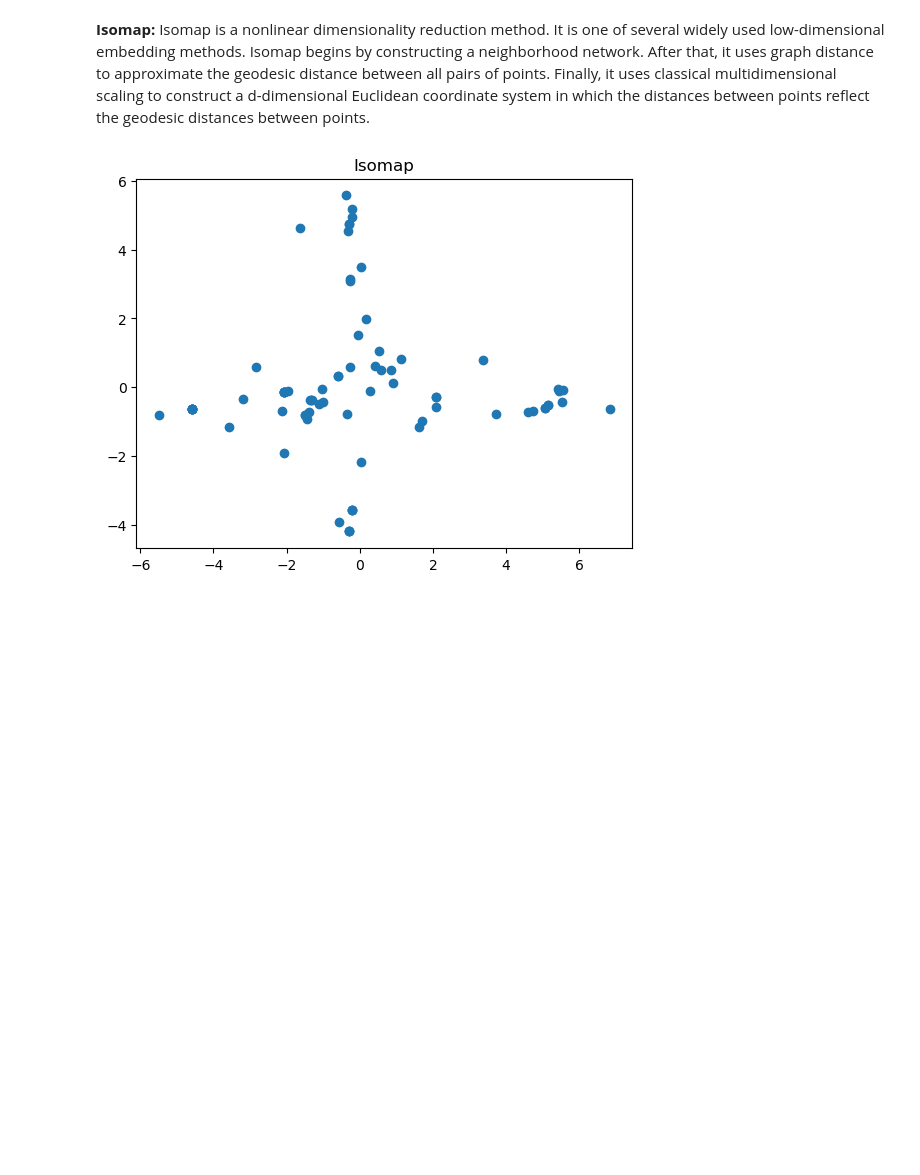
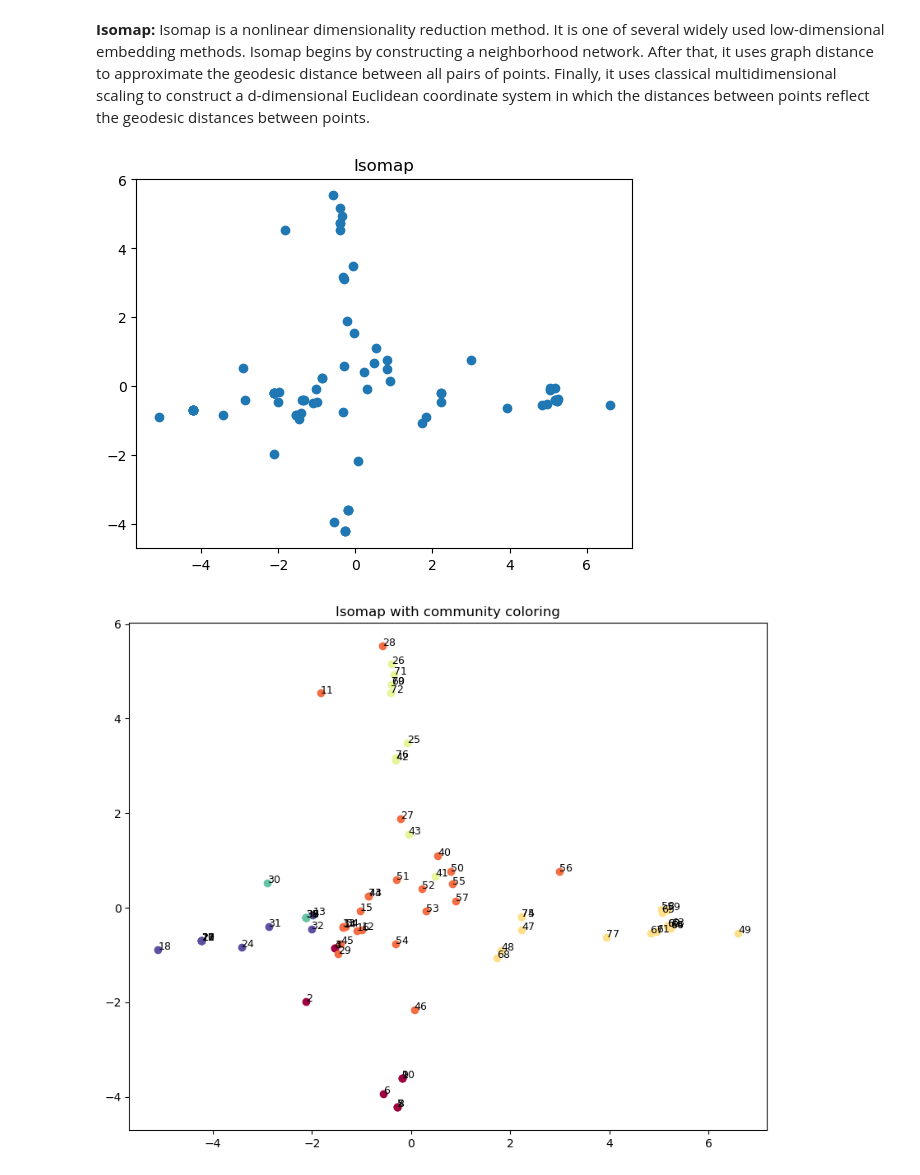
Before and after one commit to mauro-vb/graph-visualization-project, a Jupyter notebook: step6.ipynb, the cells around one changed output. Cells and saved outputs as stored; diff of their text form; code cells hidden in the pictures; blank space fills up the shorter version.

```diff
--- a/step6.ipynb
+++ b/step6.ipynb
@@ -87,2 +68,9 @@ print(S)
+# %%
+partition = community_louvain.best_partition(Graph)
+
+unique_clusters = list(set(partition.values()))
+colors = [plt.cm.Spectral(each) for each in np.linspace(0, 1, len(unique_clusters))]
+cluster_color_map = dict(zip(unique_clusters, colors))
+node_colors = [cluster_color_map[partition[node]] for node in Graph.nodes()]
 # %% [markdown]
 <p><b>Multidimensional Scaling (MDS):</b> MDS is a technique used for analyzing similarity or dissimilarity data. It attempts to model similarity or dissimilarity data as distances in a geometric spaces. The data can be ratings of similarity between objects, interaction frequencies of molecules, or trade indices between countries.</p>
@@ -108,11 +109,23 @@ The main advantage of t-SNE is its ability to preserve local structure, meaning
 While t-SNE excels at creating intuitive visualizations, the axes of a t-SNE plot don’t have any interpretable meaning. In other words, it’s not generally possible to say what a movement along the x or y axis in the plot corresponds to in the original high-dimensional data space.
 </p>
 # %%
-tsne = manifold.TSNE(n_components=2, random_state=0, metric='precomputed')
+tsne = manifold.TSNE(n_components=2, perplexity=5, random_state=0, metric='precomputed')
 np.set_printoptions(suppress=True)
-Y = tsne.fit_transform(S)
+Y = tsne.fit_transform(1-S)
 
 plt.scatter(Y[:, 0], Y[:, 1], marker = 'o')
+
 plt.title('t-SNE')
 plt.show()
+
+tsne = manifold.TSNE(n_components=2, perplexity=5, random_state=0, metric='precomputed')
+np.set_printoptions(suppress=True)
+Y = tsne.fit_transform(1-S)
+
+plt.scatter(Y[:, 0], Y[:, 1], marker='o', c=node_colors)  # Use the node colors here
+
+plt.title('t-SNE')
+for i, label in enumerate(Graph.nodes()):
+    plt.text(Y[i, 0], Y[i, 1], label, fontsize=9)
+plt.show()
 # %% [output]
@@ -121,13 +135,29 @@ plt.show()
 <p><b>Isomap:</b> Isomap is a nonlinear dimensionality reduction method. It is one of several widely used low-dimensional embedding methods. Isomap begins by constructing a neighborhood network. After that, it uses graph distance to approximate the geodesic distance between all pairs of points. Finally, it uses classical multidimensional scaling to construct a d-dimensional Euclidean coordinate system in which the distances between points reflect the geodesic distances between points.</p>
 # %%
 iso = manifold.Isomap(n_neighbors=6, n_components=2)
-iso.fit(S)
-manifold_2Da = iso.transform(S)
+iso.fit(1-S)
+manifold_2Da = iso.transform(1-S)
 manifold_2D = pd.DataFrame(manifold_2Da, columns=['Component 1', 'Component 2'])
 
 plt.scatter(manifold_2D['Component 1'], manifold_2D['Component 2'], marker = 'o')
 plt.title('Isomap')
 plt.show()
+
+
+
+iso = manifold.Isomap(n_neighbors=6, n_components=2)
+iso.fit(1-S)
+manifold_2Da = iso.transform(1-S)
+manifold_2D = pd.DataFrame(manifold_2Da, columns=['Component 1', 'Component 2'])
+
+plt.figure(figsize=(10, 8))
+plt.title('Isomap with community coloring')
+for i, node in enumerate(Graph.nodes()):
+    plt.scatter(manifold_2D.loc[i, 'Component 1'], manifold_2D.loc[i, 'Component 2'], color=node_colors[i])
+    plt.text(manifold_2D.loc[i, 'Component 1'], manifold_2D.loc[i, 'Component 2'], node, fontsize=9)
+
+plt.show()
 # %% [output]
-[figure, old version]
+[figure, new version]
+[figure, added]
 # %% [markdown]
```
Also changed, not shown: parts of 10 cells of this notebook.
